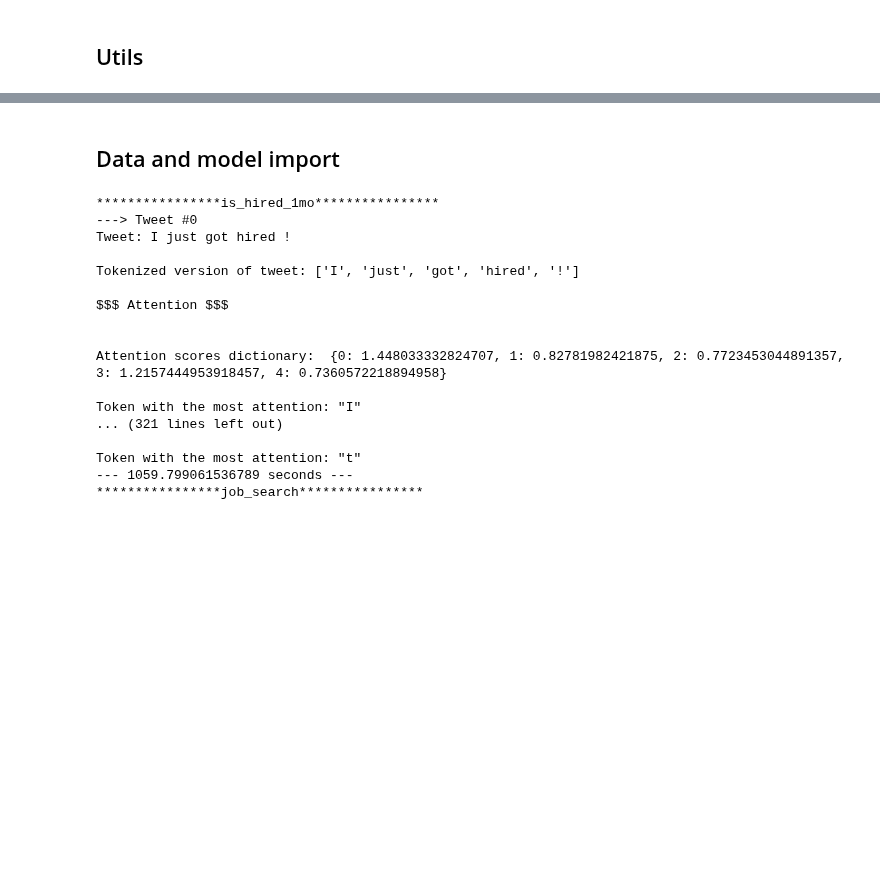
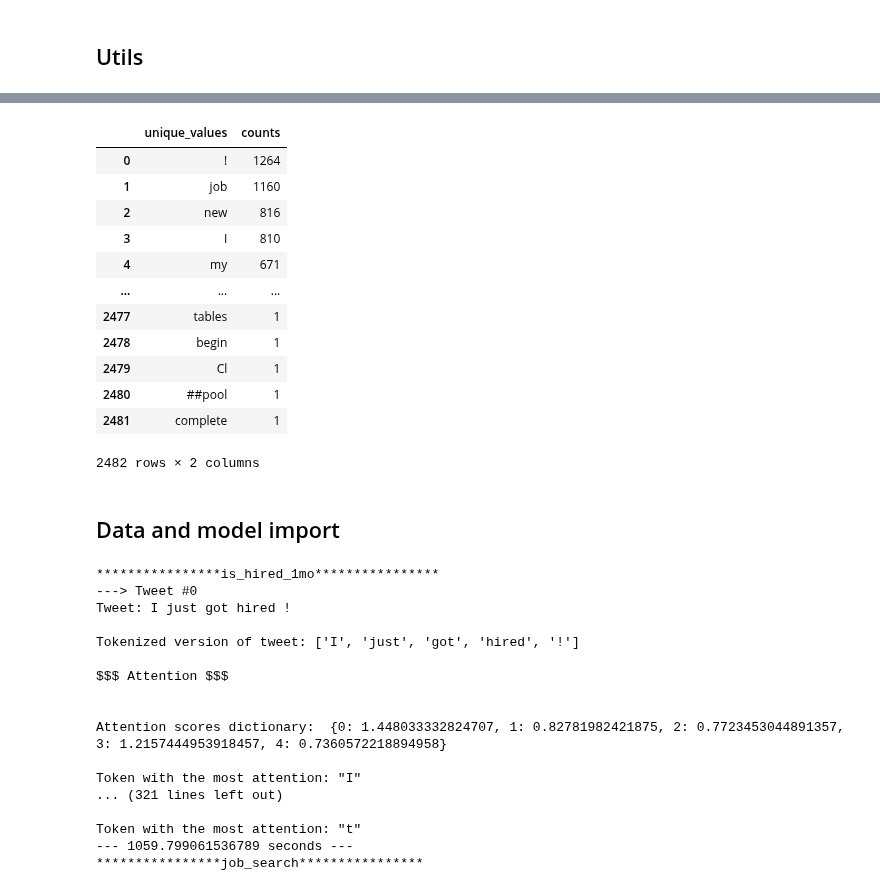
Before and after one commit to spfraib/twitter, a Jupyter notebook: code/2-twitter_labor/5-active_learning/2020-09-09_active_learning_exploration.ipynb, the cells around one changed output, grey strips where cells are left out. Drawn from its saved outputs; the diff is of its cells as text; code cells hidden in the pictures; blank space fills up the shorter version.

```diff
--- a/code/2-twitter_labor/5-active_learning/2020-09-09_active_learning_exploration.ipynb
+++ b/code/2-twitter_labor/5-active_learning/2020-09-09_active_learning_exploration.ipynb
@@ -46,2 +151,18 @@ def extract_keywords_from_mlm_results(mlm_results_list, K_kw_explore):
+# %%
+df_wordcount = df_wordcount['tokenized_text'].value_counts().rename_axis('word').reset_index(name='count_top_tweets')
+# %% [output]
+|  | unique_values | counts |
+| 0 | ! | 1264 |
+| 1 | job | 1160 |
+| 2 | new | 816 |
+| 3 | I | 810 |
+| 4 | my | 671 |
+| ... | ... | ... |
+| 2477 | tables | 1 |
+| 2478 | begin | 1 |
+| 2479 | Cl | 1 |
+| 2480 | ##pool | 1 |
+| 2481 | complete | 1 |
+2482 rows × 2 columns
 # %% [markdown]
 ## Data and model import
```
Also changed, not shown: parts of 12 cells of this notebook.
